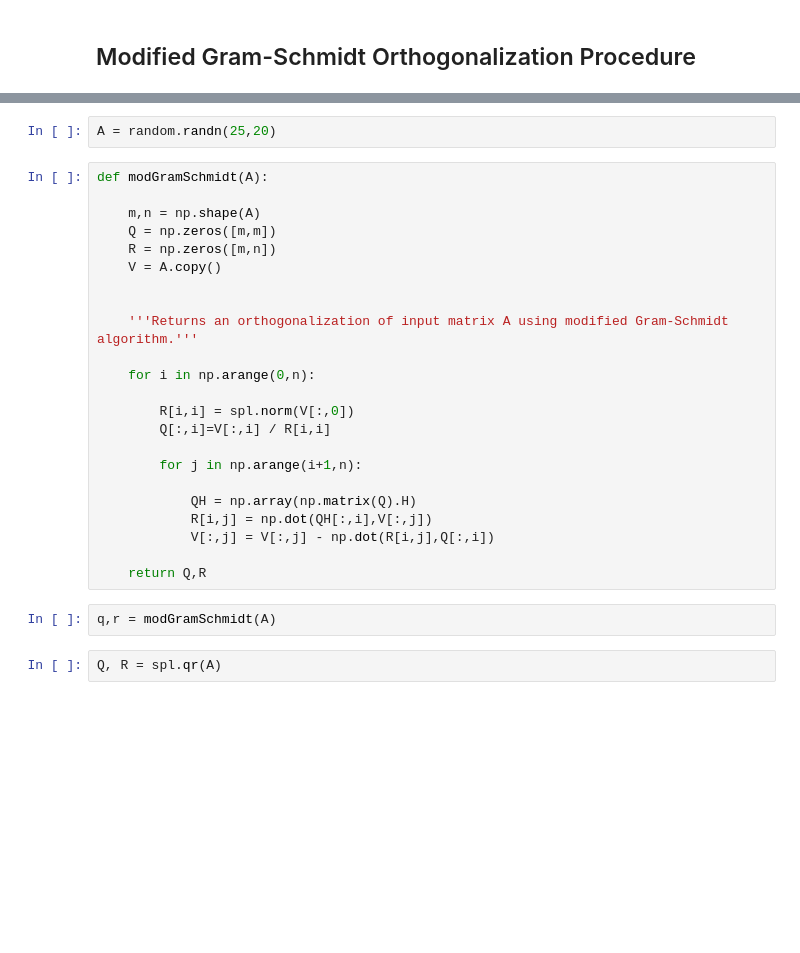
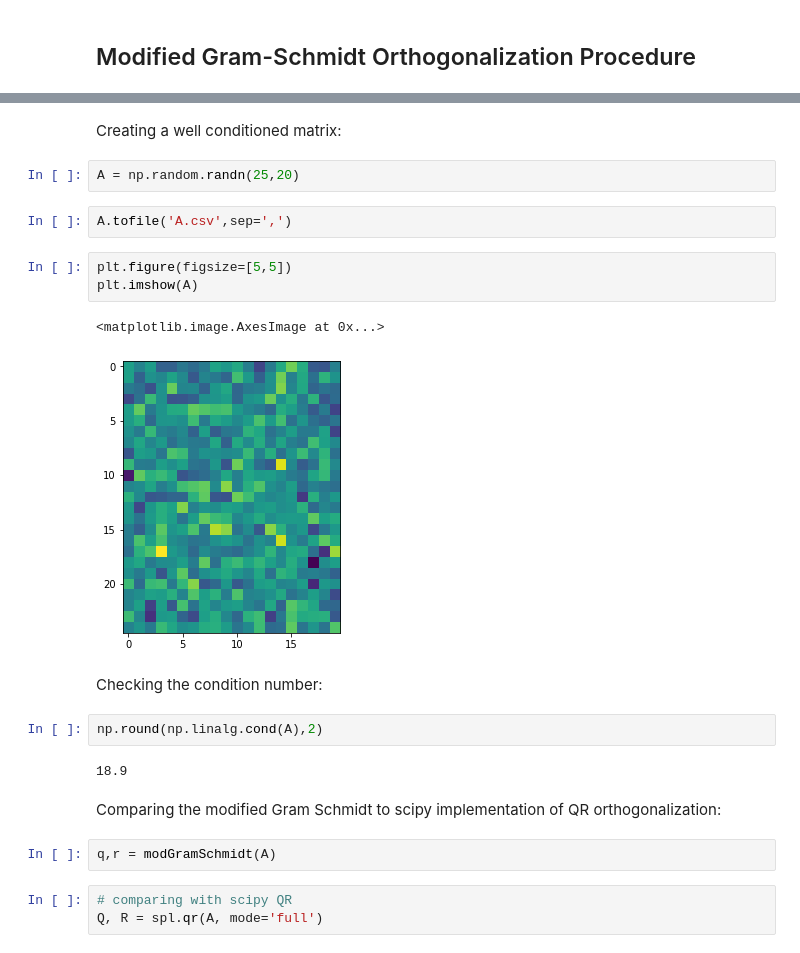
Before and after one commit to busbykt/AMATH584, a Jupyter notebook: Homework/hw3/hw3.ipynb, the cells around one changed output, grey strips where cells are left out. Drawn from its saved outputs; the diff is of its cells as text; blank space fills up the shorter version.

```diff
--- a/Homework/hw3/hw3.ipynb
+++ b/Homework/hw3/hw3.ipynb
@@ -47,29 +70,25 @@ number of images: 272
+# %% [markdown]
+Creating a well conditioned matrix:
 # %%
-A = random.randn(25,20)
+A = np.random.randn(25,20)
-# %%
-def modGramSchmidt(A):
-
-    m,n = np.shape(A)
-    Q = np.zeros([m,m])
-    R = np.zeros([m,n])
-    V = A.copy()
-
-
-    '''Returns an orthogonalization of input matrix A using modified Gram-Schmidt algorithm.'''
-
-    for i in np.arange(0,n):
-
-        R[i,i] = spl.norm(V[:,0])
-        Q[:,i]=V[:,i] / R[i,i]
-
-        for j in np.arange(i+1,n):
-
-            QH = np.array(np.matrix(Q).H)
-            R[i,j] = np.dot(QH[:,i],V[:,j])
-            V[:,j] = V[:,j] - np.dot(R[i,j],Q[:,i])
-
-    return Q,R
+# %%
+A.tofile('A.csv',sep=',')
+# %%
+plt.figure(figsize=[5,5])
+plt.imshow(A)
+# %% [output]
+<matplotlib.image.AxesImage at 0x...>
+[figure, added]
+# %% [markdown]
+Checking the condition number:
+# %%
+np.round(np.linalg.cond(A),2)
+# %% [output]
+18.9
+# %% [markdown]
+Comparing the modified Gram Schmidt to scipy implementation of QR orthogonalization:
 # %%
 q,r = modGramSchmidt(A)
 # %%
-Q, R = spl.qr(A)
+# comparing with scipy QR
+Q, R = spl.qr(A, mode='full')
```
Also changed, not shown: parts of 24 cells of this notebook, 9 other files.
